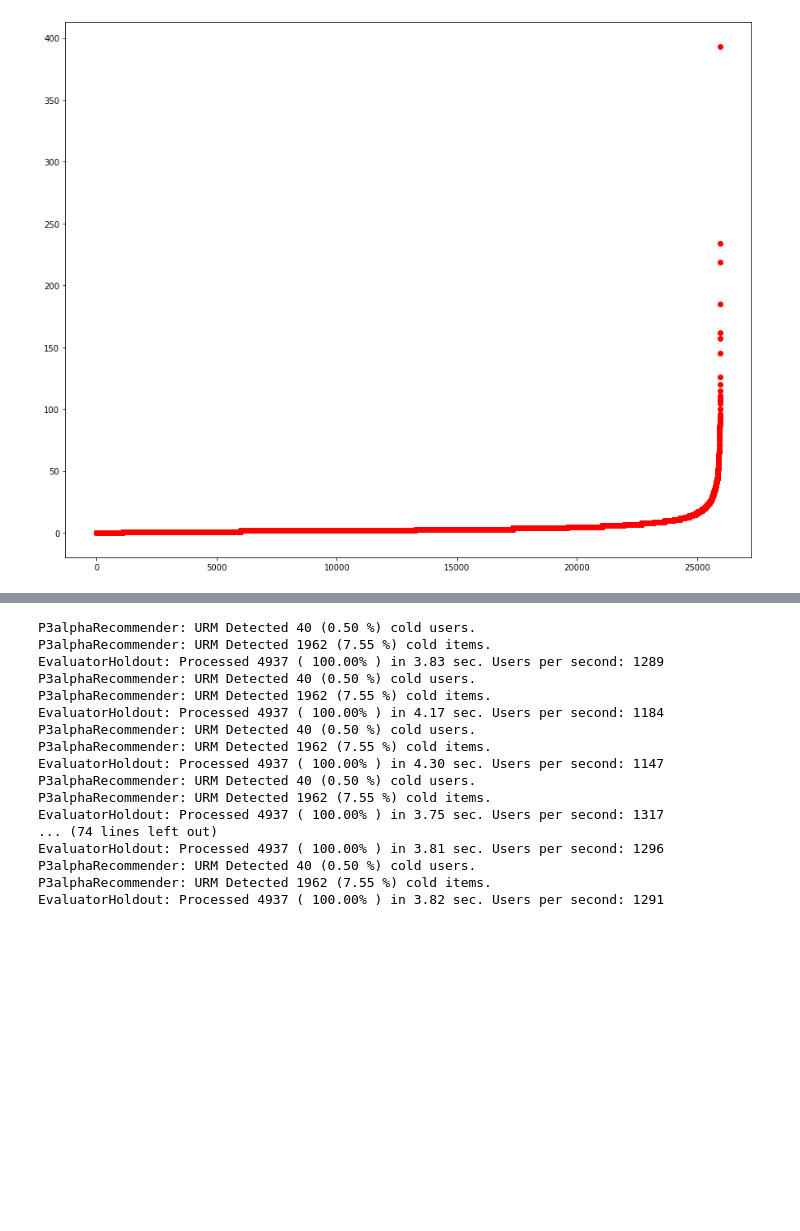
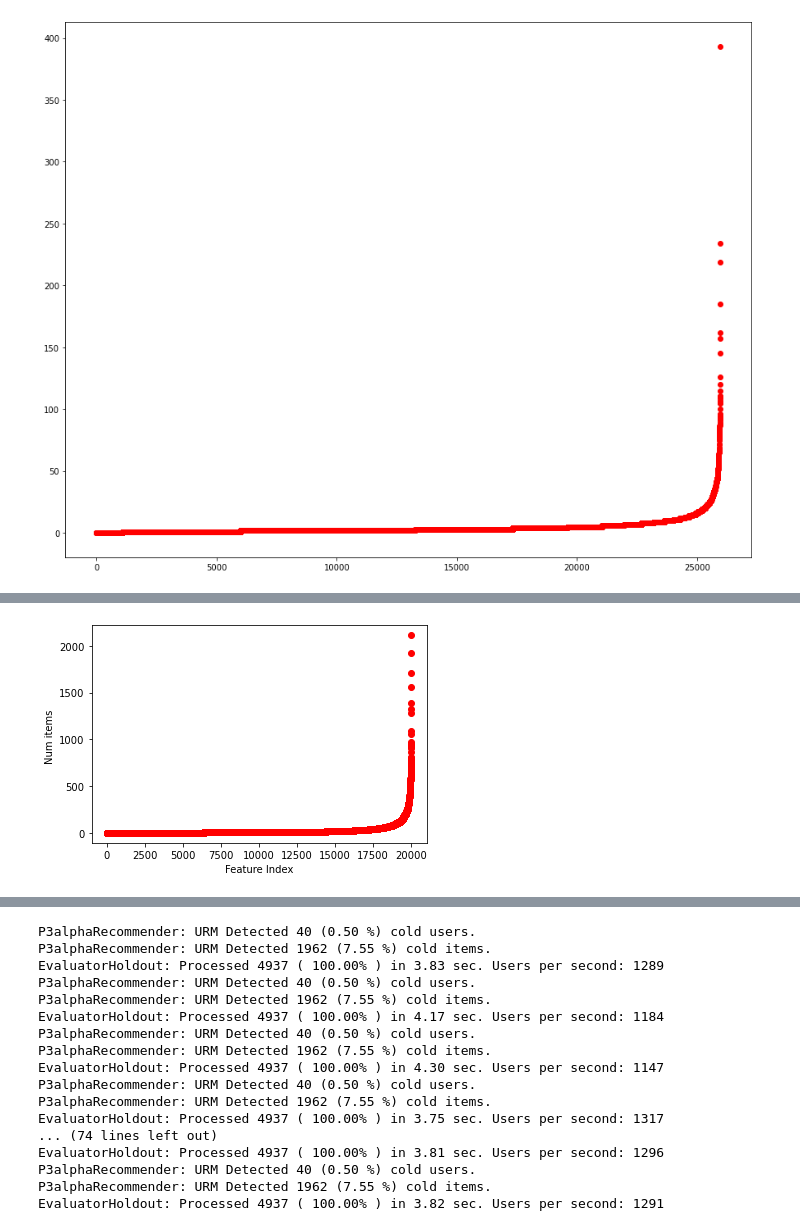
Before and after one commit to mattiasu96/Recommender-Systems-Challenge, a Jupyter notebook: New Challenge Data/P3Alpha + ItemKNNCF.ipynb, the cells around one changed output, grey strips where cells are left out. Cells and saved outputs as stored; diff of their text form; code cells hidden in the pictures; blank space fills up the shorter version.

```diff
--- a/New Challenge Data/P3Alpha + ItemKNNCF.ipynb
+++ b/New Challenge Data/P3Alpha + ItemKNNCF.ipynb
@@ -84 +139,8 @@ plt.plot(users_per_item, 'ro') #biased dataset, but not so much compared with th
+# %%
+plt.plot(items_per_feature, 'ro')
+plt.ylabel('Num items ')
+plt.xlabel('Feature Index')
+plt.show()
+# %% [output]
+[figure, added]
 # %%
```
Also changed, not shown: parts of 10 cells of this notebook, 17 other files.
